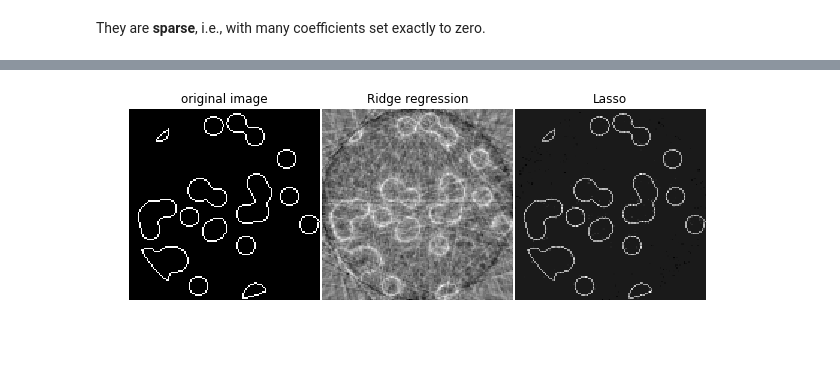
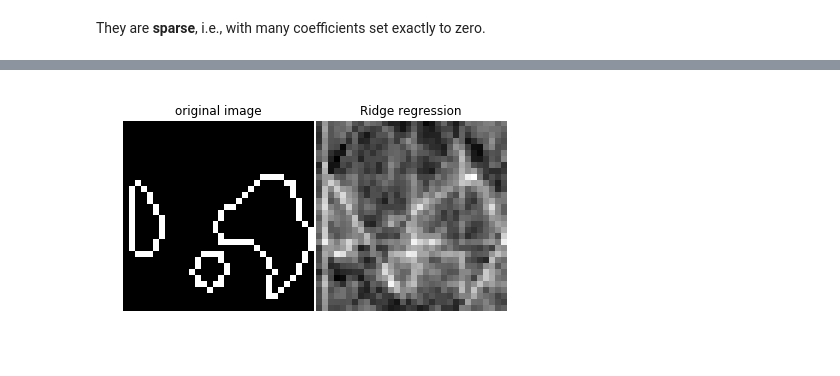
Before and after one commit to fabianp/DSOML_2017, a Jupyter notebook: 05-ADMM.ipynb, the cells around one changed output, grey strips where cells are left out. Cells and saved outputs as stored; diff of their text form; code cells hidden in the pictures.

```diff
--- a/05-ADMM.ipynb
+++ b/05-ADMM.ipynb
@@ -188,13 +362,13 @@ def build_projection_operator(l_x, n_dir):
         camera_inds += list(inds[mask] + i * l_x)
         data_inds += list(data_unravel_indices[mask])
     proj_operator = sparse.coo_matrix((weights, (camera_inds, data_inds)))
-    return proj_operator
+    return proj_operator.toarray()
 
 
 def generate_synthetic_data():
     """ Synthetic binary data """
     rs = np.random.RandomState(0)
-    n_pts = 36.
+    n_pts = 12.
     x, y = np.ogrid[0:l, 0:l]
     mask_outer = (x - l / 2) ** 2 + (y - l / 2) ** 2 < (l / 2) ** 2
     mask = np.zeros((l, l))
@@ -206,42 +380,34 @@ def generate_synthetic_data():
 
 
 # Generate synthetic images, and projections
-l = 128
-proj_operator = build_projection_operator(l, l / 7.)
+l = 32
+proj_operator = build_projection_operator(l, l / 5.)
 data = generate_synthetic_data()
-proj = proj_operator * data.ravel()[:, np.newaxis]
-proj += 0.15 * np.random.randn(*proj.shape)
+y = proj_operator.dot(data.ravel()[:, np.newaxis])
+y += 0.15 * np.random.randn(*y.shape)
 
 # Reconstruction with L2 (Ridge) penalization
 rgr_ridge = Ridge(alpha=0.2)
-rgr_ridge.fit(proj_operator, proj.ravel())
+rgr_ridge.fit(proj_operator, y.ravel())
 rec_l2 = rgr_ridge.coef_.reshape(l, l)
-
-# Reconstruction with L1 (Lasso) penalization
-# the best value of alpha was determined using cross validation
-# with LassoCV
-rgr_lasso = Lasso(alpha=0.001)
-rgr_lasso.fit(proj_operator, proj.ravel())
-rec_l1 = rgr_lasso.coef_.reshape(l, l)
 # %%
 
 plt.figure(figsize=(8, 3.3))
 plt.subplot(131)
 plt.imshow(data, cmap=plt.cm.gray, interpolation='nearest')
 plt.axis('off')
 plt.title('original image')
 plt.subplot(132)
 plt.imshow(rec_l2, cmap=plt.cm.gray, interpolation='nearest')
 plt.title('Ridge regression')
 plt.axis('off')
 plt.subplot(133)
-plt.imshow(rec_l1, cmap=plt.cm.gray, interpolation='nearest')
-plt.title('Lasso')
+
 plt.axis('off')
 
 plt.subplots_adjust(hspace=0.01, wspace=0.01, top=1, bottom=0, left=0,
                     right=1)
 
 plt.show()
 # %% [output]
-[figure, old version]
+[figure, new version]
```
Also changed, not shown: parts of 18 cells of this notebook, 1 other file.
